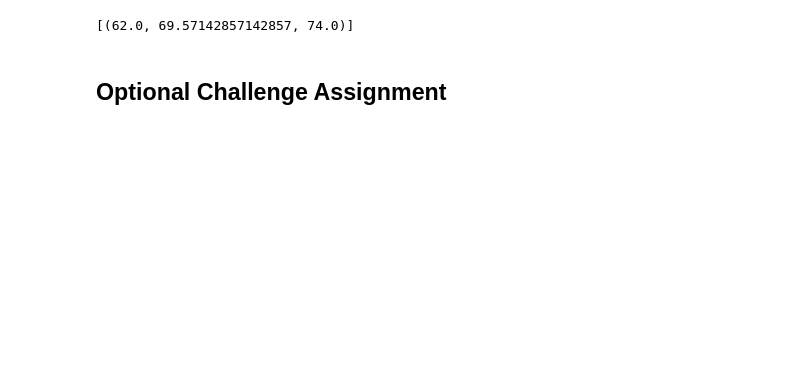
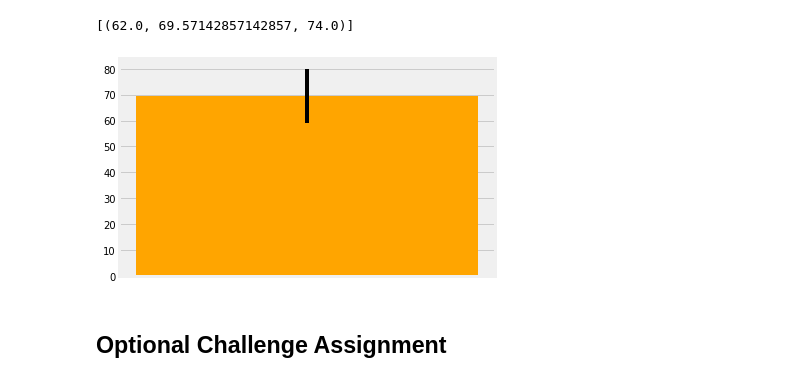
Before and after one commit to nonabsorbing/surfsup, a Jupyter notebook: climate.ipynb, the cells around one changed output. Drawn from its saved outputs; the diff is of its cells as text; code cells hidden in the pictures; blank space fills up the shorter version.

```diff
--- a/climate.ipynb
+++ b/climate.ipynb
@@ -202,7 +204,21 @@ print(calc_temps('2012-02-28', '2012-03-05'))
 # %%
 # Plot the results from your previous query as a bar chart.
 # Use "Trip Avg Temp" as your Title
 # Use the average temperature for the y value
 # Use the peak-to-peak (tmax-tmin) value as the y error bar (yerr)
+
+x = 1
+
+
+error = ((tmax-tavg)-(tmin-tavg))/2
+
+plt.bar(x, tavg, color = "orange", yerr = error)
+ax.set_xticklabels([])
+fig.suptitle("Trip Avg Temp")
+plt.xticks([])
+
+plt.show()
+# %% [output]
+[figure, added]
 # %%
 # Calculate the rainfall per weather station for your trip dates using the previous year's matching dates.
```
Also changed, not shown: parts of 11 cells of this notebook.
